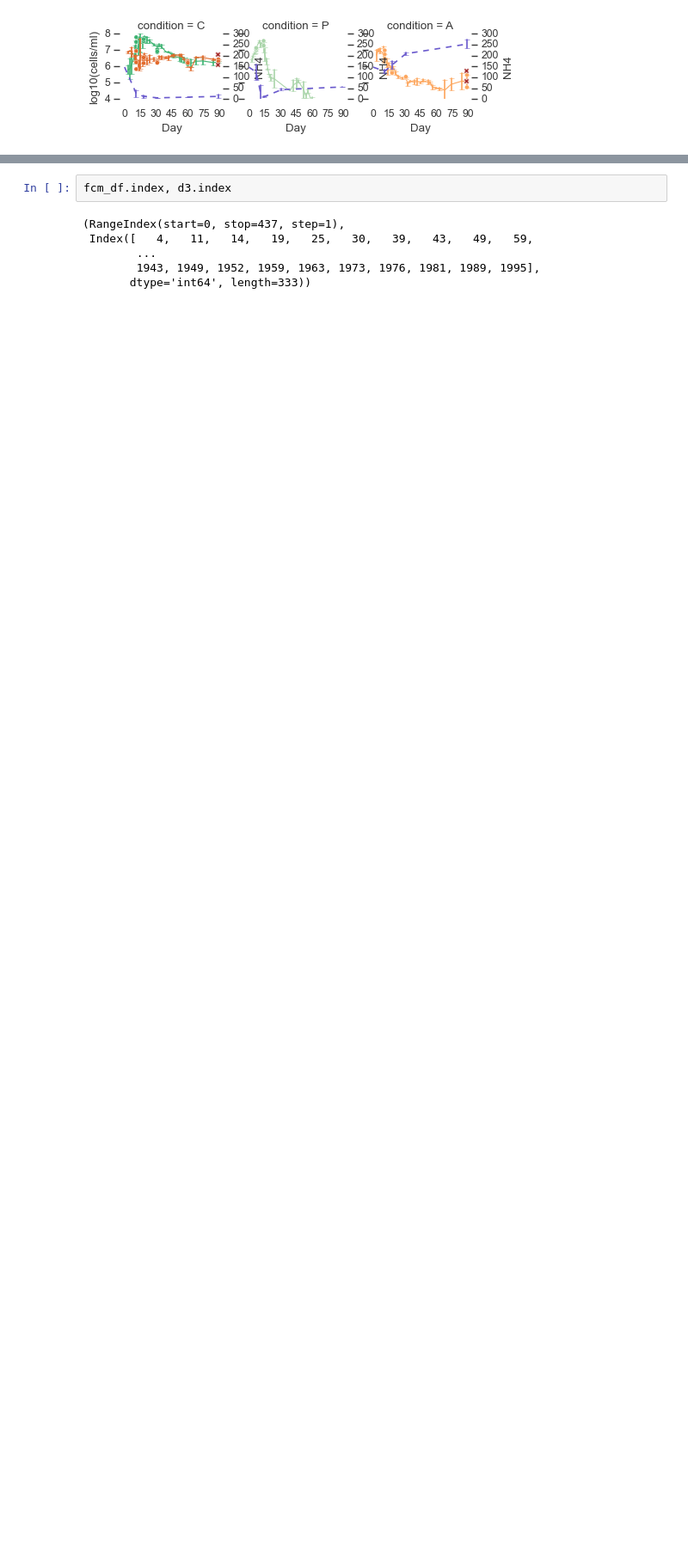
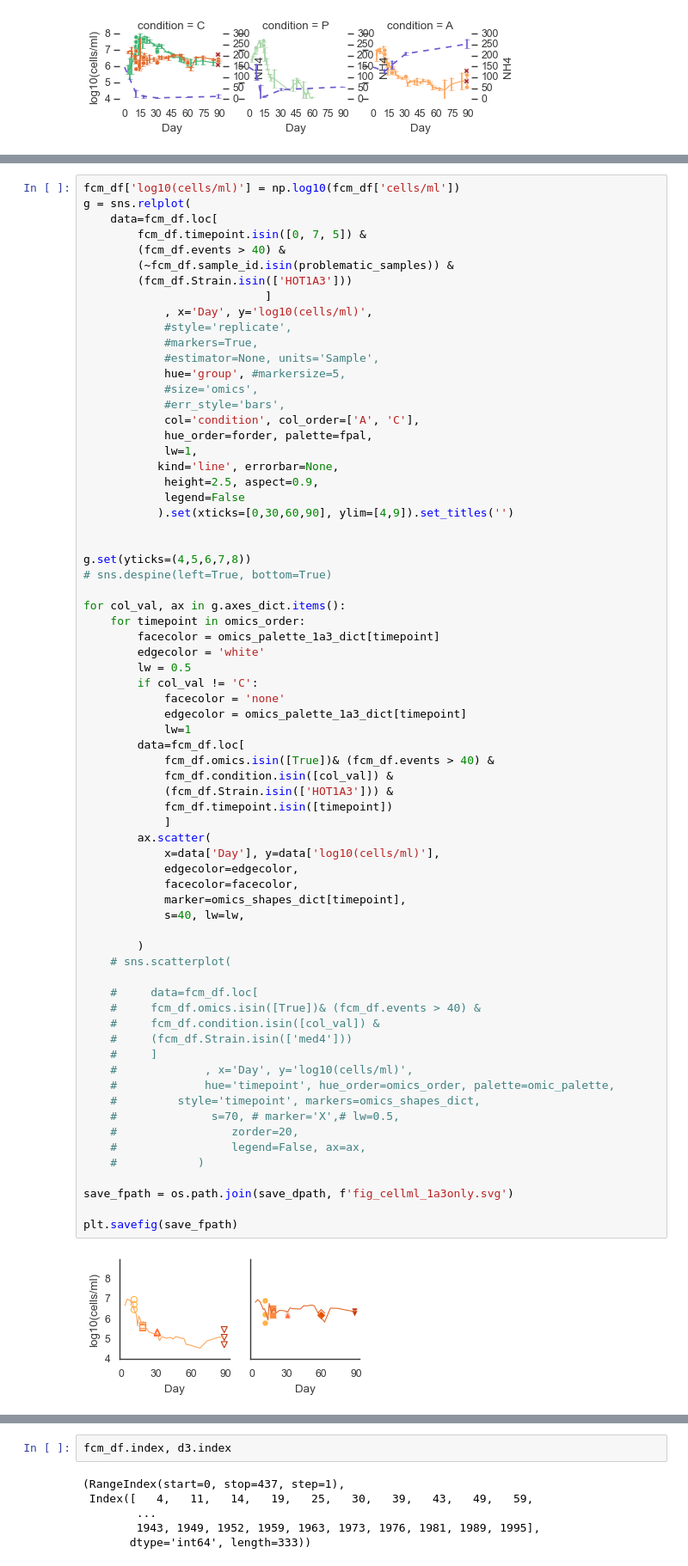
Before and after one commit to wosnat/CC1A3, a Jupyter notebook: FCM/cc1A3 notebook.ipynb, the cells around one changed output, grey strips where cells are left out. Shown at 86% size. Cells and saved outputs as stored; diff of their text form; blank space fills up the shorter version.

```diff
--- a/FCM/cc1A3 notebook.ipynb
+++ b/FCM/cc1A3 notebook.ipynb
@@ -502,3 +514,74 @@ plt.savefig(save_fpath)
+# %%
+fcm_df['log10(cells/ml)'] = np.log10(fcm_df['cells/ml'])
+g = sns.relplot(
+    data=fcm_df.loc[
+        fcm_df.timepoint.isin([0, 7, 5]) &
+        (fcm_df.events > 40) &
+        (~fcm_df.sample_id.isin(problematic_samples)) &
+        (fcm_df.Strain.isin(['HOT1A3']))
+                           ]
+            , x='Day', y='log10(cells/ml)',
+            #style='replicate',
+            #markers=True,
+            #estimator=None, units='Sample',
+            hue='group', #markersize=5,
+            #size='omics',
+            #err_style='bars',
+            col='condition', col_order=['A', 'C'],
+            hue_order=forder, palette=fpal,
+            lw=1,
+           kind='line', errorbar=None,
+            height=2.5, aspect=0.9,
+            legend=False
+           ).set(xticks=[0,30,60,90], ylim=[4,9]).set_titles('')
+
+
+g.set(yticks=(4,5,6,7,8))
+# sns.despine(left=True, bottom=True)
+
+for col_val, ax in g.axes_dict.items():
+    for timepoint in omics_order:
+        facecolor = omics_palette_1a3_dict[timepoint]
+        edgecolor = 'white'
+        lw = 0.5
+        if col_val != 'C':
+            facecolor = 'none'
+            edgecolor = omics_palette_1a3_dict[timepoint]
+            lw=1
+        data=fcm_df.loc[
+            fcm_df.omics.isin([True])& (fcm_df.events > 40) &
+            fcm_df.condition.isin([col_val]) &
+            (fcm_df.Strain.isin(['HOT1A3'])) &
+            fcm_df.timepoint.isin([timepoint])
+            ]
+        ax.scatter(
+            x=data['Day'], y=data['log10(cells/ml)'],
+            edgecolor=edgecolor,
+            facecolor=facecolor,
+            marker=omics_shapes_dict[timepoint],
+            s=40, lw=lw,
+
+        )
+    # sns.scatterplot(
+
+    #     data=fcm_df.loc[
+    #     fcm_df.omics.isin([True])& (fcm_df.events > 40) &
+    #     fcm_df.condition.isin([col_val]) &
+    #     (fcm_df.Strain.isin(['med4']))
+    #     ]
+    #             , x='Day', y='log10(cells/ml)',
+    #             hue='timepoint', hue_order=omics_order, palette=omic_palette,
+    #         style='timepoint', markers=omics_shapes_dict,
+    #              s=70, # marker='X',# lw=0.5,
+    #                 zorder=20,
+    #                 legend=False, ax=ax,
+    #            )
+
+save_fpath = os.path.join(save_dpath, f'fig_cellml_1a3only.svg')
+
+plt.savefig(save_fpath)
+# %% [output]
+[figure, added]
 # %%
 fcm_df['log10(cells/ml)'] = np.log10(fcm_df['cells/ml'])
 g = sns.relplot(data=fcm_df.loc[
```
Also changed, not shown: parts of 4 cells of this notebook, 5 other files.
